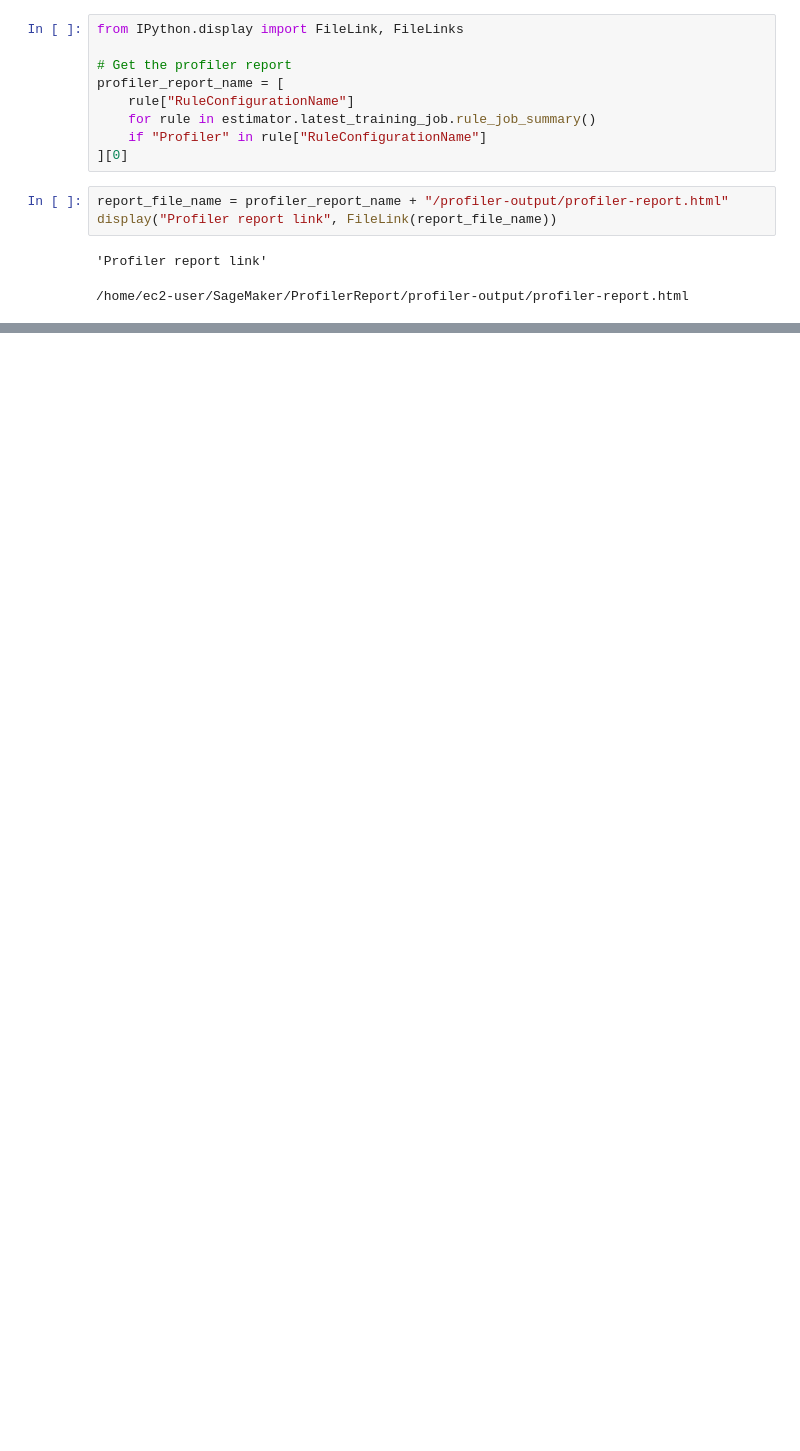
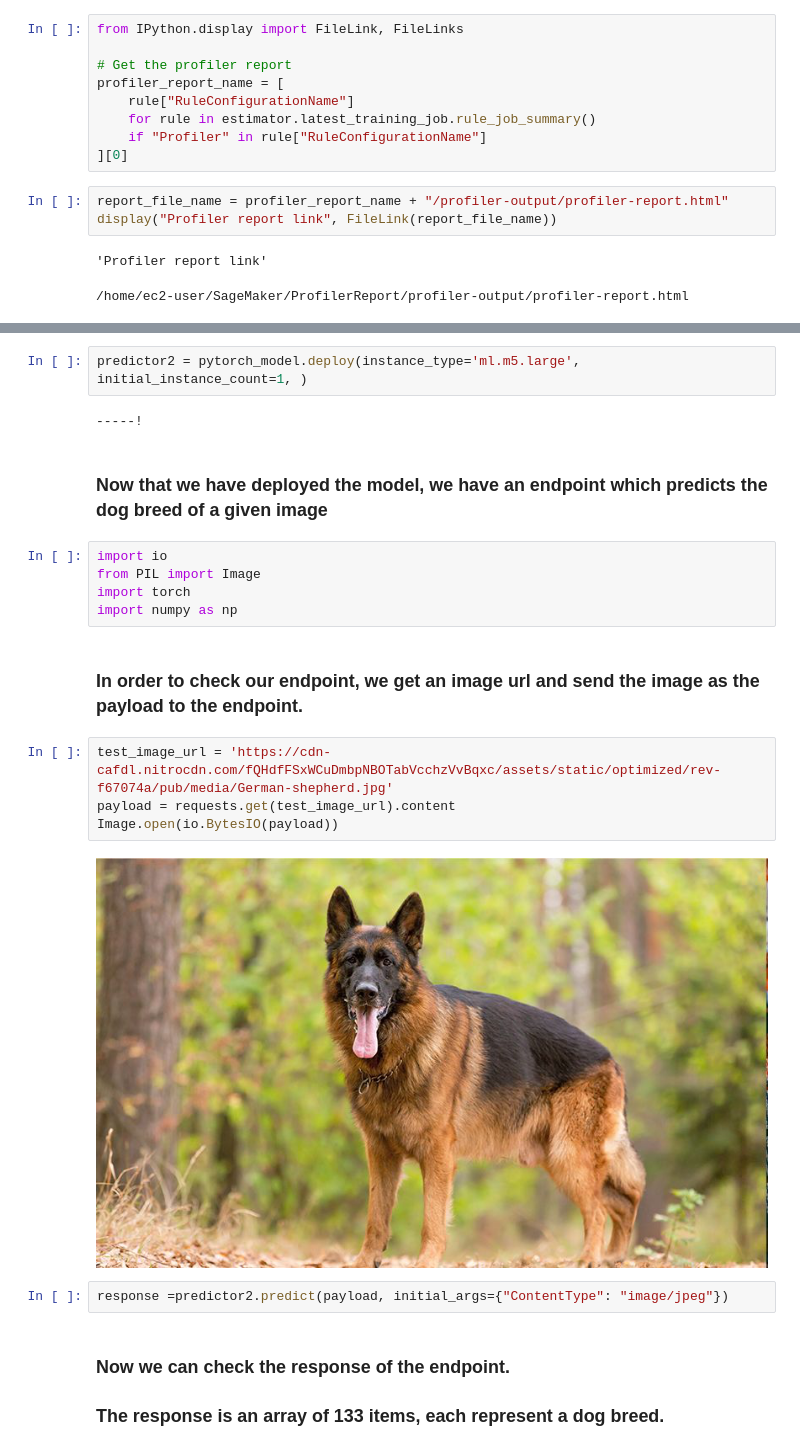
Before and after one commit to fasia/aws-ML-project3-image_classification, a Jupyter notebook: train_and_deploy.ipynb, the cells around one changed output, grey strips where cells are left out. Drawn from its saved outputs; the diff is of its cells as text; blank space fills up the shorter version.

```diff
--- a/train_and_deploy.ipynb
+++ b/train_and_deploy.ipynb
@@ -596,0 +447,24 @@ predictor.delete_endpoint()
+# %%
+predictor2 = pytorch_model.deploy(instance_type='ml.m5.large', initial_instance_count=1, )
+# %% [output]
+-----!
+# %% [markdown]
+### Now that we have deployed the model, we have an endpoint which predicts the dog breed of a given image
+# %%
+import io
+from PIL import Image
+import torch
+import numpy as np
+# %% [markdown]
+### In order to check our endpoint, we get an image url and send the image as the payload to the endpoint.
+# %%
+test_image_url = 'https://cdn-cafdl.nitrocdn.com/fQHdfFSxWCuDmbpNBOTabVcchzVvBqxc/assets/static/optimized/rev-f67074a/pub/media/German-shepherd.jpg'
+payload = requests.get(test_image_url).content
+Image.open(io.BytesIO(payload))
+# %% [output]
+[figure, added]
+# %%
+response =predictor2.predict(payload, initial_args={"ContentType": "image/jpeg"})
+# %% [markdown]
+### Now we can check the response of the endpoint.
+### The response is an array of 133 items, each represent a dog breed.
```
Also changed, not shown: parts of 59 cells of this notebook, 7 other files.
